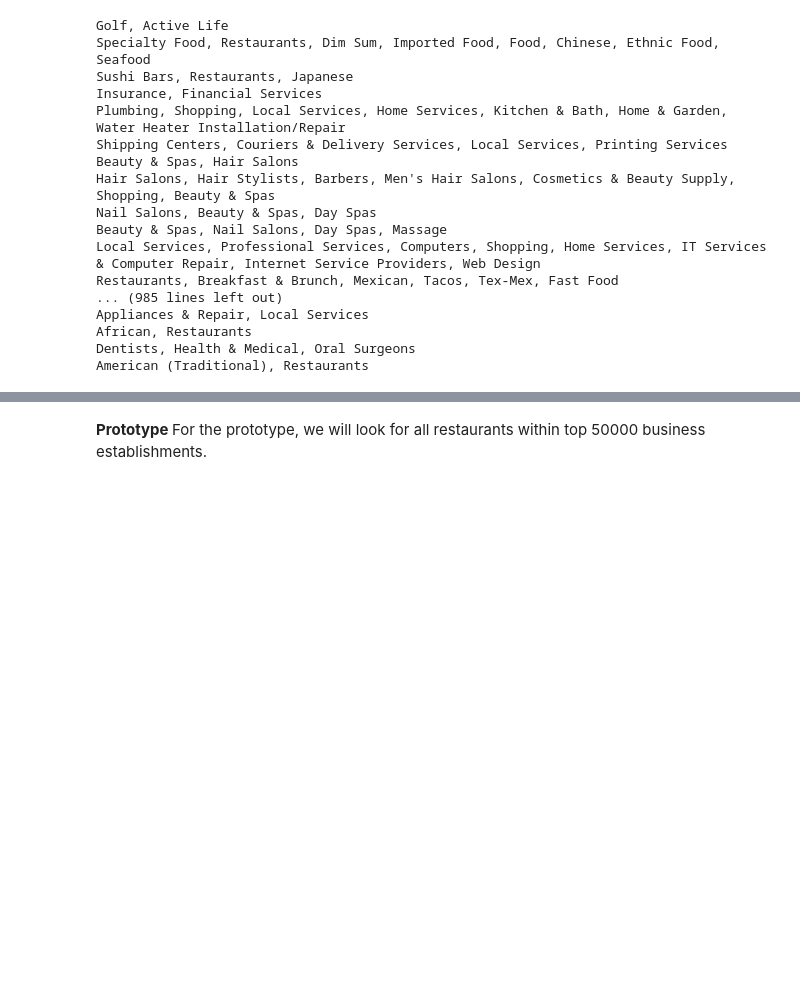
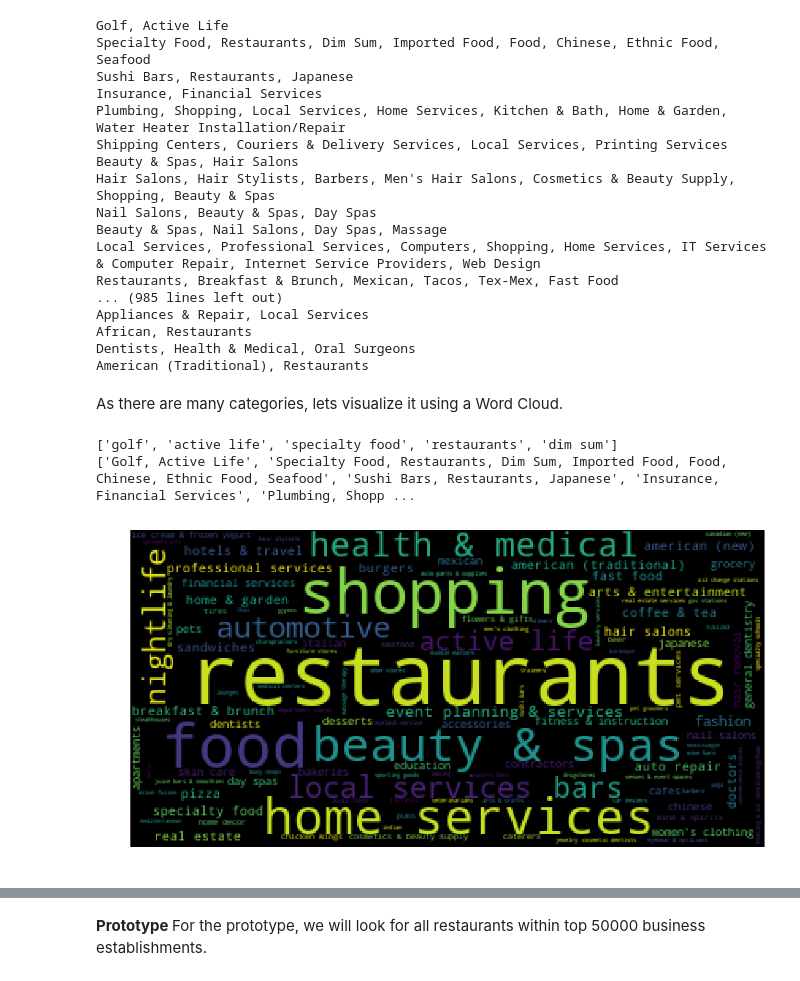
Before and after one commit to bibekm/Yelp_Restaurant_Reviews, a Jupyter notebook: Yelp Restaurant Reviews Classification & Topic Recognition V3.ipynb, the cells around one changed output, grey strips where cells are left out. Drawn from its saved outputs; the diff is of its cells as text; code cells hidden in the pictures; blank space fills up the shorter version.

```diff
--- a/Yelp Restaurant Reviews Classification & Topic Recognition V3.ipynb
+++ b/Yelp Restaurant Reviews Classification & Topic Recognition V3.ipynb
@@ -85,3 +109,33 @@ Appliances & Repair, Local Services
 African, Restaurants
 Dentists, Health & Medical, Oral Surgeons
 American (Traditional), Restaurants
+# %% [markdown]
+As there are many categories, lets visualize it using a Word Cloud.
+# %%
+# Print a Word Cloud on Categories
+business_all_categories=[]
+with open(source_data_path+"yelp_academic_dataset_business.json", encoding='utf_8') as business_json_file:
+    for line_no, business_json in enumerate(business_json_file):
+        if line_no > 10000:
+            break
+        else:
+            business_record = json.loads(business_json)
+            if business_record[u'categories'] is not None:
+                business_all_categories.append(business_record[u'categories'])
+                categories = [x.strip().lower() for x in business_record[u'categories'].split(',')]
+                business_categories+= categories
+
+print(business_categories[:5])
+print(business_all_categories[:5])
+# %% [output]
+['golf', 'active life', 'specialty food', 'restaurants', 'dim sum']
+['Golf, Active Life', 'Specialty Food, Restaurants, Dim Sum, Imported Food, Food, Chinese, Ethnic Food, Seafood', 'Sushi Bars, Restaurants, Japanese', 'Insurance, Financial Services', 'Plumbing, Shopp ...
+# %%
+frequency_dist = nltk.FreqDist(business_categories)
+wordcloud = WordCloud().generate_from_frequencies(frequency_dist)
+plt.figure(figsize=(20,10))
+plt.imshow(wordcloud)
+plt.axis("off")
+plt.show()
+# %% [output]
+[figure, added]
```
Also changed, not shown: parts of 186 cells of this notebook, 3 other files.
